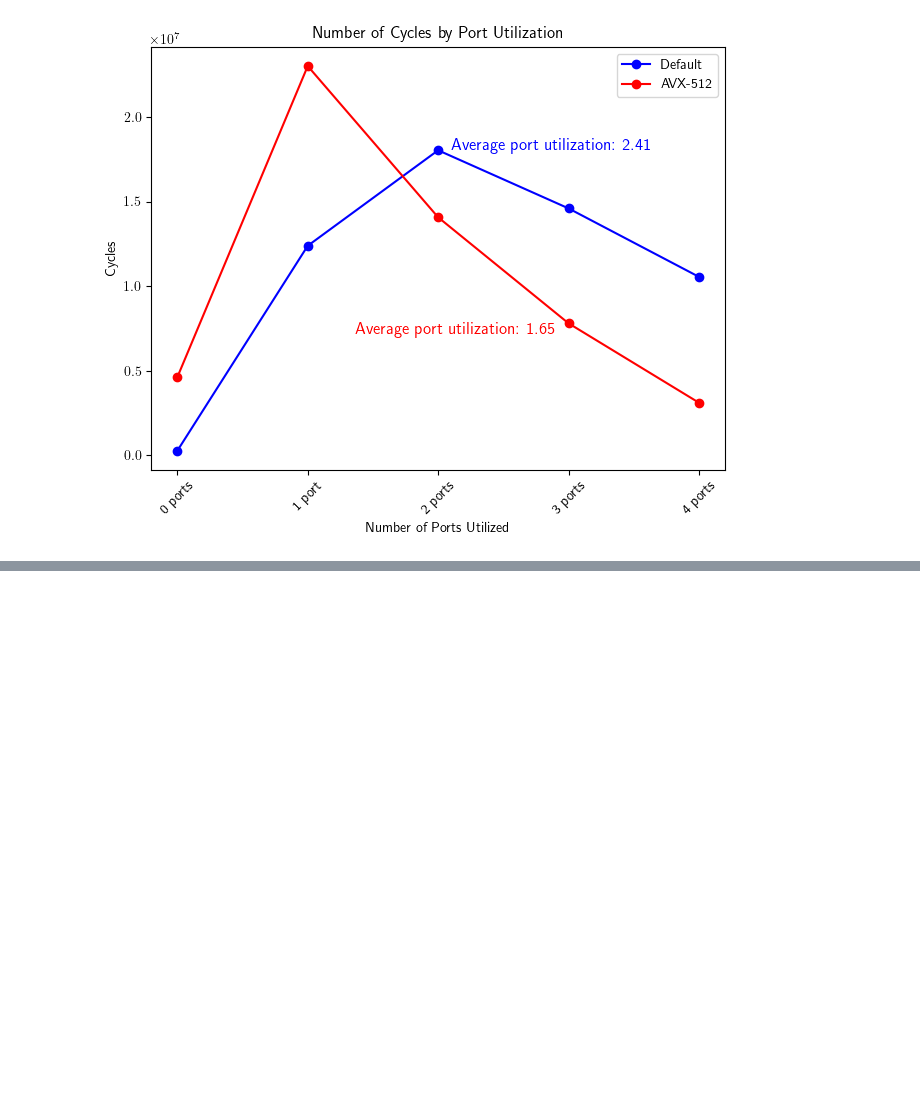
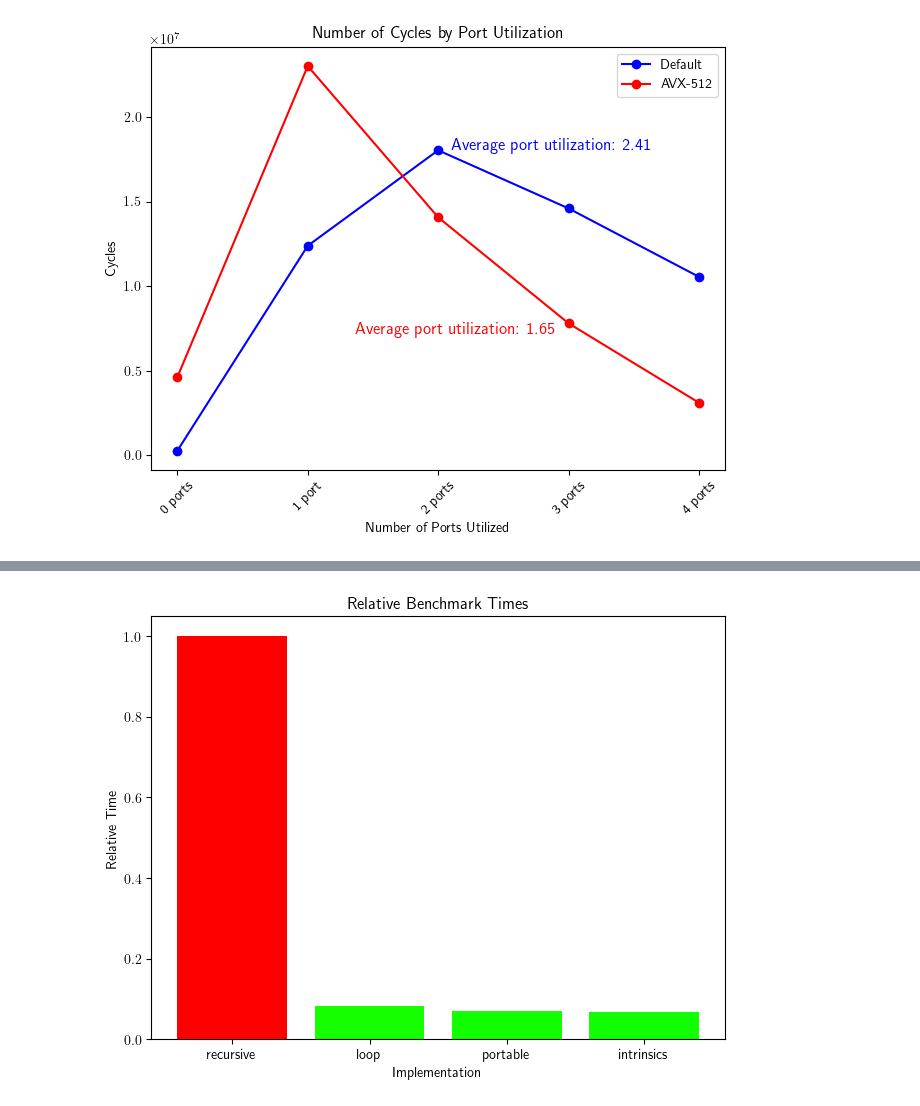
Before and after one commit to lprekon/lprekon.github.io, a Jupyter notebook: content/simd_benchmarking/simd_blogpost_graphics.ipynb, the cells around one changed output, grey strips where cells are left out. Cells and saved outputs as stored; diff of their text form; code cells hidden in the pictures; blank space fills up the shorter version.

```diff
--- a/content/simd_benchmarking/simd_blogpost_graphics.ipynb
+++ b/content/simd_benchmarking/simd_blogpost_graphics.ipynb
@@ -714,0 +846,25 @@ ValueError: x and y must have same first dimension, but have shapes (3,) and (4,
+# %%
+# Final tallys
+
+
+
+labels = ["recursive", "loop", "portable", "intrinsics"]
+time = [773143.01, 63524.26, 54111.01, 52007.98]
+normalized_time = [x / time[0] for x in time]
+colors = [(1, 1 - nt , 0) if nt >= 0.5 else (nt, 1, 0) for nt in normalized_time]
+fig, ax = plt.subplots()
+fig.tight_layout()
+ax.bar(labels, normalized_time, label=labels, color=colors)
+ax.set_ylabel("Relative Time")
+ax.set_xlabel("Implementation")
+ax.set_title("Relative Benchmark Times")
+
+# for i in range(1, len(labels)):
+#     ax.annotate(f"{normalized_time[i-1]/normalized_time[i]:.2f}x", xy=(i-1, normalized_time[i-1]), xytext=(i, normalized_time[i]), ha="center", va="bottom",fontsize=12, color="black", arrowprops=dict(arrowstyle="->"))
+# ax.annotate(f"{counts[0]/counts[1]:.2f}x", xy=(0.4, normalized_time[0]), xytext=(1, normalized_time[1]), ha="center", va="bottom", fontsize=12, color="black", arrowprops=dict(arrowstyle="->"))
+# for i in range(1, len(labels)):
+#     ax.annotate(f"{time[i-1]/time[i]:.2f}x\nspeed up\nover previous", xy=(i-1 + 0.4, normalized_time[i-1]), xytext=(i, normalized_time[i]), ha="center", va="bottom", fontsize=12, color="black", arrowprops=dict(arrowstyle="->"))
+
+fig.savefig(f"{image_folder_name}/final_times.png", bbox_inches="tight")
+# %% [output]
+[figure, added]
```
Also changed, not shown: parts of 7 cells of this notebook, 1 other file.
